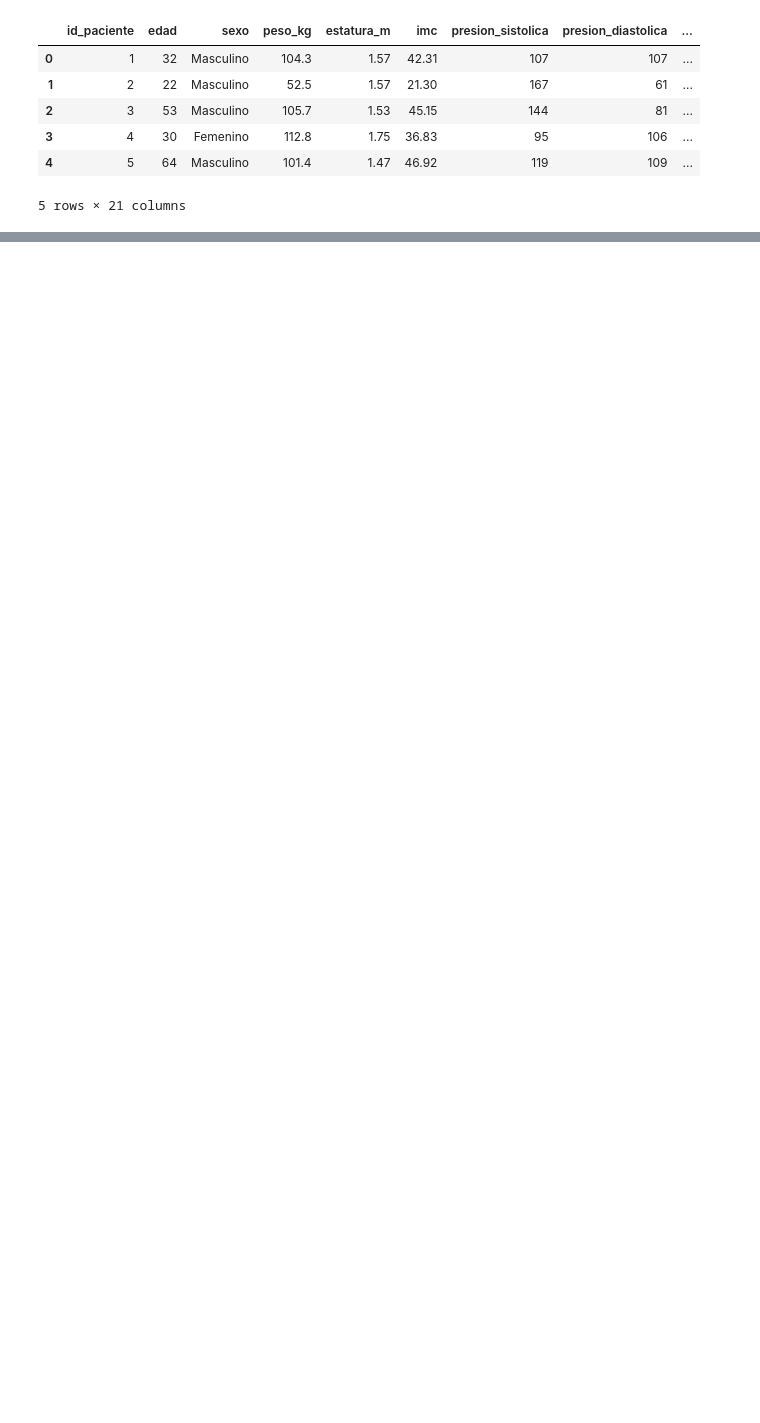
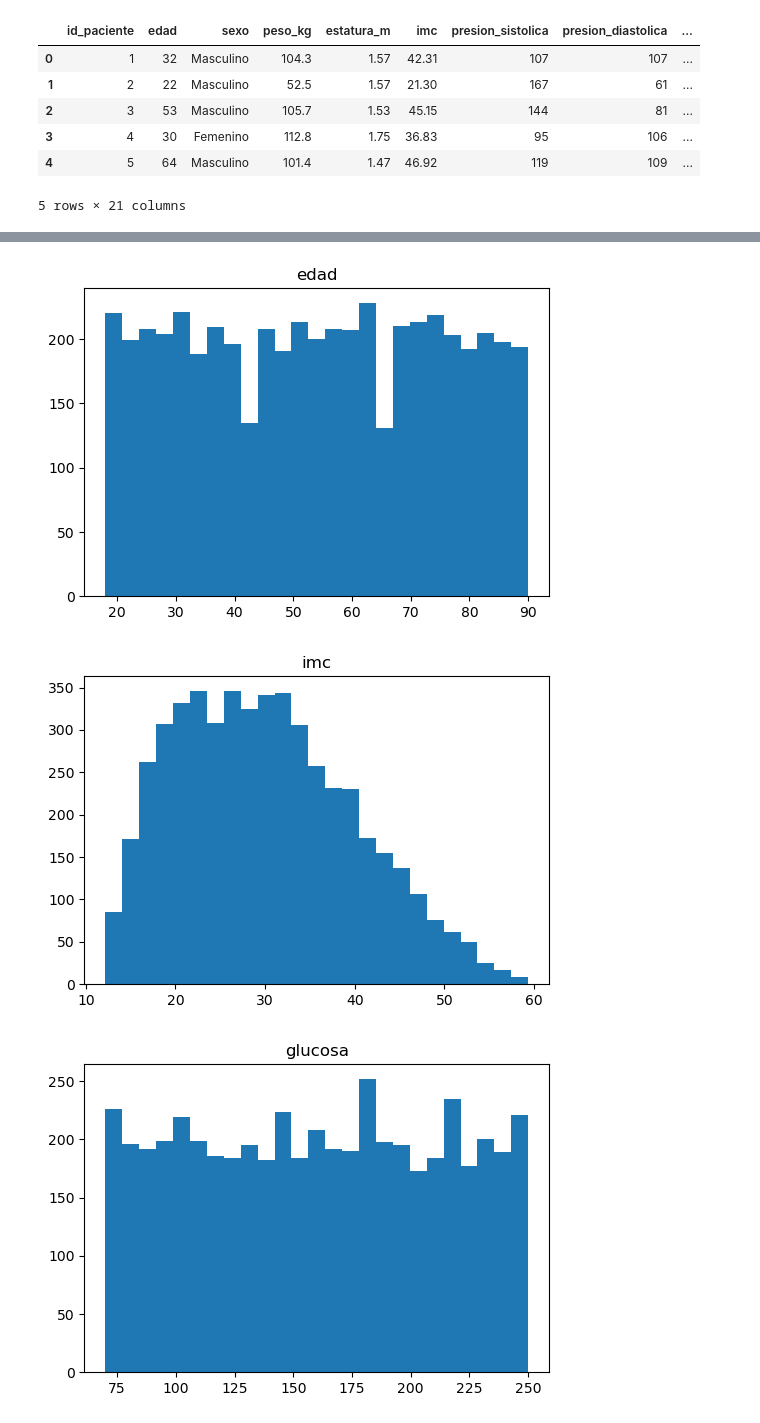
Before and after one commit to DevFntxy/ECBD_9A_IDGS_PRACTICAS_230892, a Jupyter notebook: Practica05/Practica05.ipynb, the cells around one changed output, grey strips where cells are left out. Cells and saved outputs as stored; diff of their text form; code cells hidden in the pictures; blank space fills up the shorter version.

```diff
--- a/Practica05/Practica05.ipynb
+++ b/Practica05/Practica05.ipynb
@@ -43,0 +177,4 @@ df.head()
+# %%
+df = df.drop_duplicates()
+
+df = df.dropna()
@@ -43,0 +197,22 @@ df.head()
+# %%
+columnas = [
+    "edad",
+    "imc",
+    "glucosa",
+    "colesterol",
+    "presion_sistolica"
+]
+
+for c in columnas:
+
+    plt.figure(figsize=(6,4))
+
+    plt.hist(df[c], bins=25)
+
+    plt.title(c)
+
+    plt.show()
+# %% [output]
+[figure, added]
+[figure, added]
+[figure, added]
```
Also changed, not shown: parts of 31 cells of this notebook.
